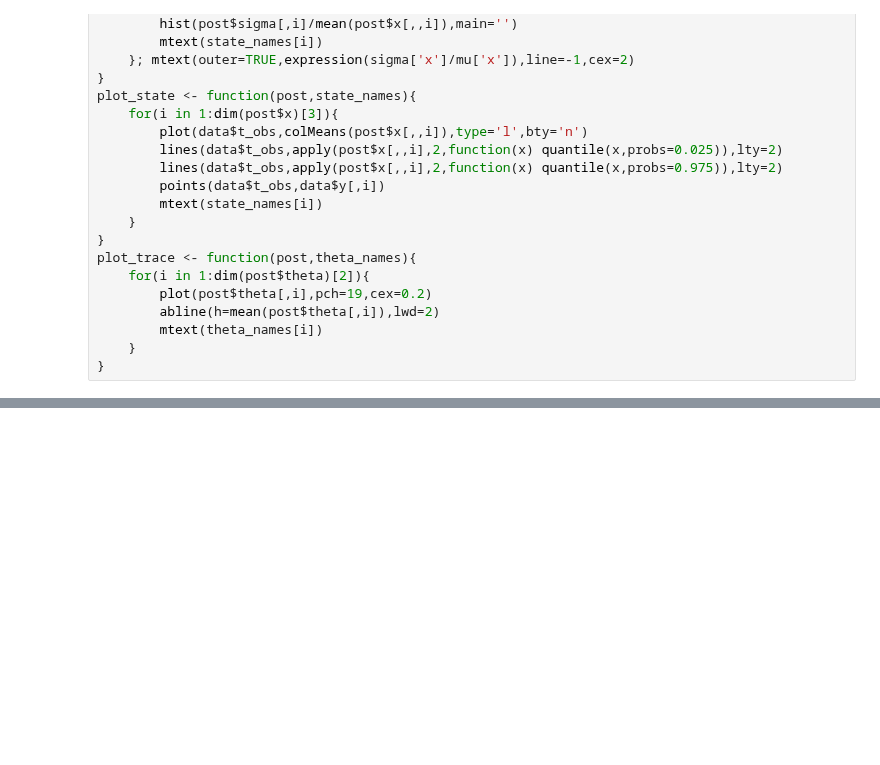
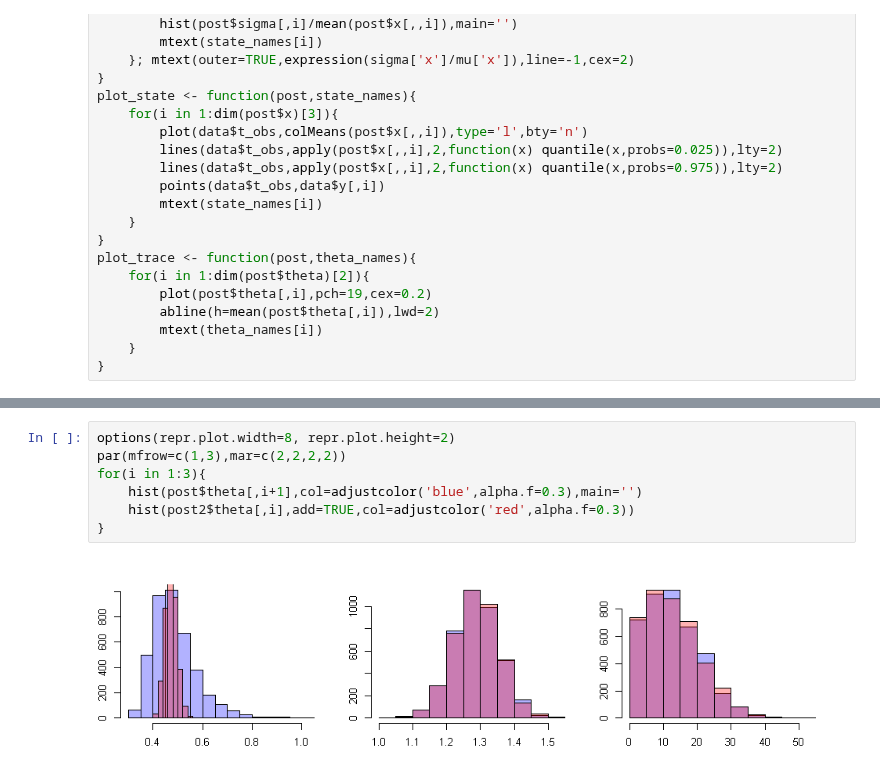
Before and after one commit to CBIOMES/bayesian_cbiomes, a Jupyter notebook: case_studies/macromolecular/macromolecular_R.ipynb, the cells around one changed output, grey strips where cells are left out. Drawn from its saved outputs; the diff is of its cells as text; blank space fills up the shorter version.

```diff
--- a/case_studies/macromolecular/macromolecular_R.ipynb
+++ b/case_studies/macromolecular/macromolecular_R.ipynb
@@ -213,0 +314,9 @@ pairs(post$theta[sample(1:nrow(post$theta),size=500),],pch=16,cex=0.5,labels=the
+# %%
+options(repr.plot.width=8, repr.plot.height=2)
+par(mfrow=c(1,3),mar=c(2,2,2,2))
+for(i in 1:3){
+    hist(post$theta[,i+1],col=adjustcolor('blue',alpha.f=0.3),main='')
+    hist(post2$theta[,i],add=TRUE,col=adjustcolor('red',alpha.f=0.3))
+}
+# %% [output]
+[figure, added]
```
Also changed, not shown: parts of 16 cells of this notebook, 2 other files.
